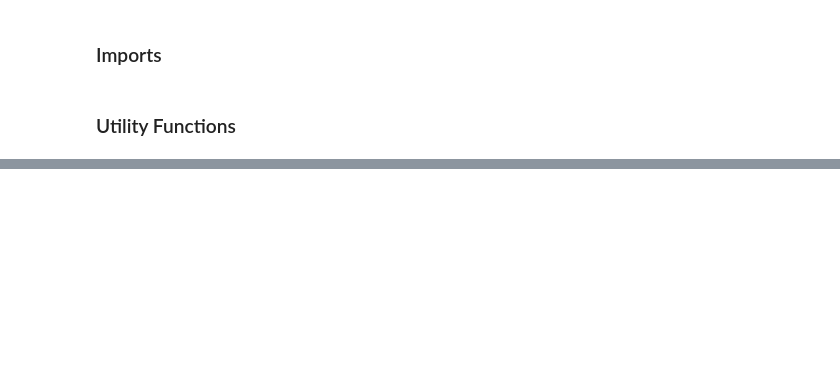
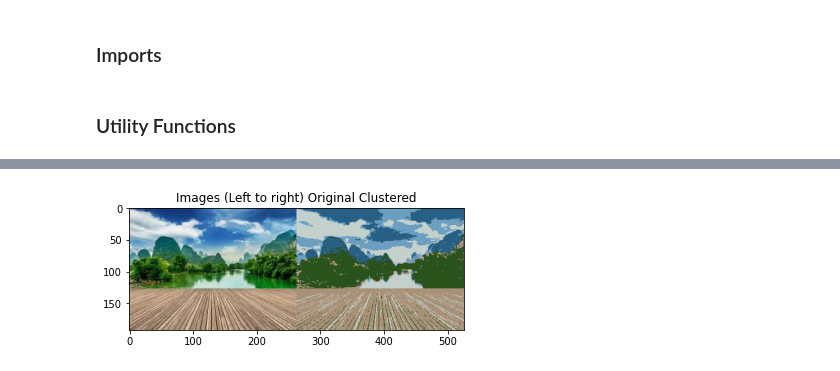
Before and after one commit to nitin12384/fyp_playground, a Jupyter notebook: Learning/Image_Processing/segmentation_1.ipynb, the cells around one changed output, grey strips where cells are left out. Saved outputs shown, nothing was run; the diff lists cells and outputs as text; code cells hidden in the pictures; blank space fills up the shorter version.

```diff
--- a/Learning/Image_Processing/segmentation_1.ipynb
+++ b/Learning/Image_Processing/segmentation_1.ipynb
@@ -42,0 +116,16 @@ def display_stacked2(img_list, title_list) :
+# %%
+def get_clustered_image(img, n_clusters=3):
+    img_n = img.reshape(img.shape[0]*img.shape[1], img.shape[2])
+    kmeans = sklearn.cluster.KMeans(n_clusters=n_clusters, random_state=0).fit(img_n)
+    cluster_img_n = kmeans.cluster_centers_[kmeans.labels_]
+    cluster_img = cluster_img_n.reshape(img.shape)
+    return cluster_img.astype(np.uint8)
+# %%
+def show_clusterting(img, n_clusters=3):
+    cluster_img = get_clustered_image(img, n_clusters)
+    display_stacked2([img, cluster_img], ['Original', 'Clustered'])
+# %%
+
+show_clusterting(cv2.imread('landscape_1.jpeg'), 5)
+# %% [output]
+[figure, added]
```
Also changed, not shown: parts of 12 cells of this notebook, 2 other files.
